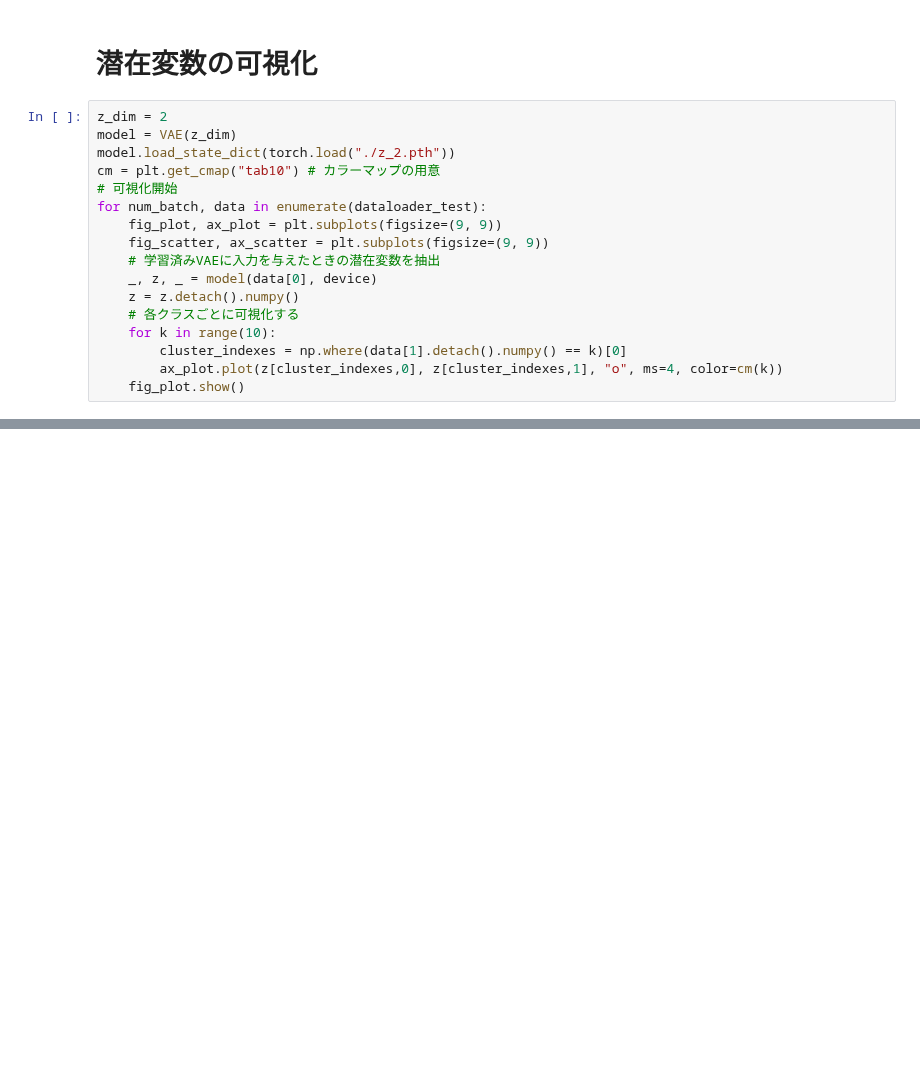
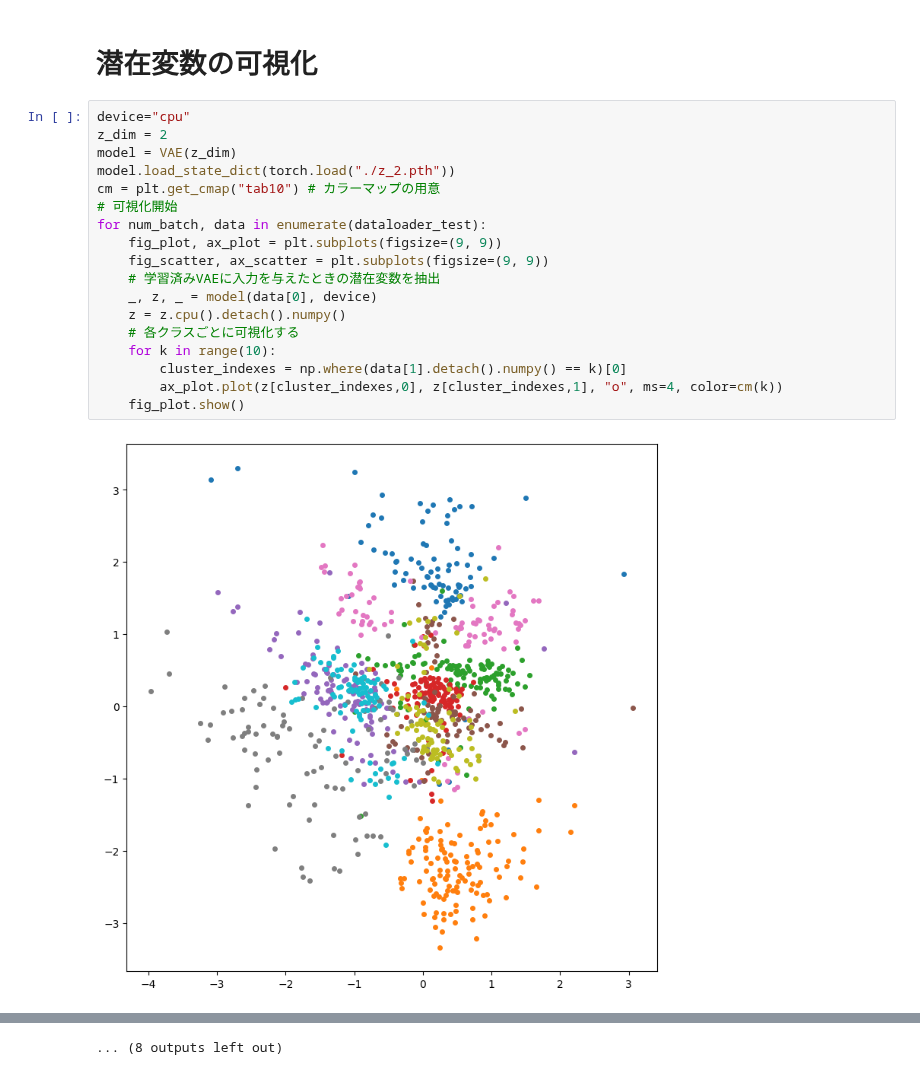
Before and after one commit to kaircx/Autoencoder-VAE, a Jupyter notebook: app/VAE.ipynb, the cells around one changed output, grey strips where cells are left out. Cells and saved outputs as stored; diff of their text form; blank space fills up the shorter version.

```diff
--- a/app/VAE.ipynb
+++ b/app/VAE.ipynb
@@ -217,19 +226,22 @@ To enable the following instructions: AVX2 FMA, in other operations, rebuild Ten
 # %% [markdown]
 # 潜在変数の可視化
 # %%
+device="cpu"
 z_dim = 2
 model = VAE(z_dim)
 model.load_state_dict(torch.load("./z_2.pth"))
 cm = plt.get_cmap("tab10") # カラーマップの用意
 # 可視化開始
 for num_batch, data in enumerate(dataloader_test):
     fig_plot, ax_plot = plt.subplots(figsize=(9, 9))
     fig_scatter, ax_scatter = plt.subplots(figsize=(9, 9))
     # 学習済みVAEに入力を与えたときの潜在変数を抽出
     _, z, _ = model(data[0], device)
-    z = z.detach().numpy()
+    z = z.cpu().detach().numpy()
     # 各クラスごとに可視化する
     for k in range(10):
         cluster_indexes = np.where(data[1].detach().numpy() == k)[0]
         ax_plot.plot(z[cluster_indexes,0], z[cluster_indexes,1], "o", ms=4, color=cm(k))
     fig_plot.show()
+# %% [output]
+[figure, added]
@@ -235,0 +259 @@ for num_batch, data in enumerate(dataloader_test):
+... (8 outputs left out)
```
Also changed, not shown: parts of 3 cells of this notebook.
